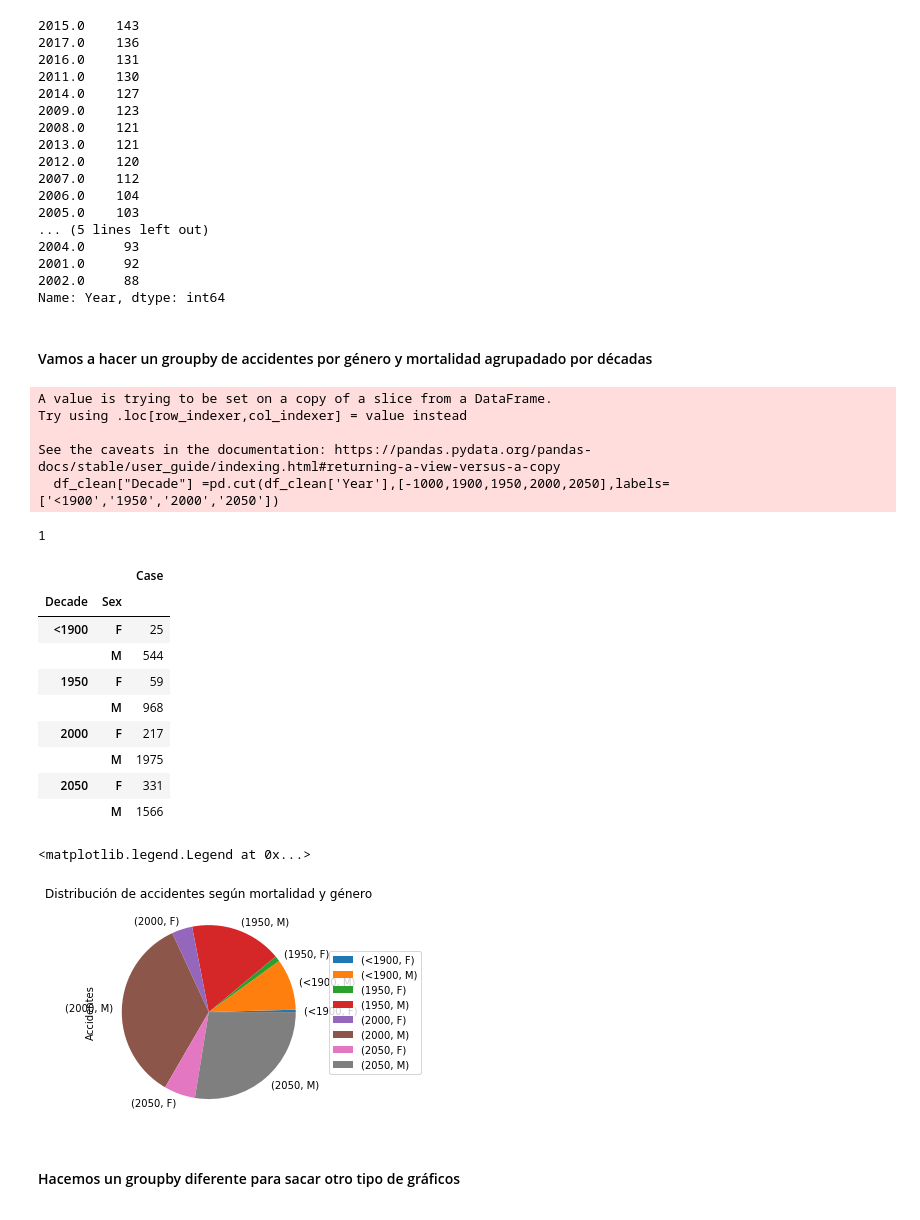
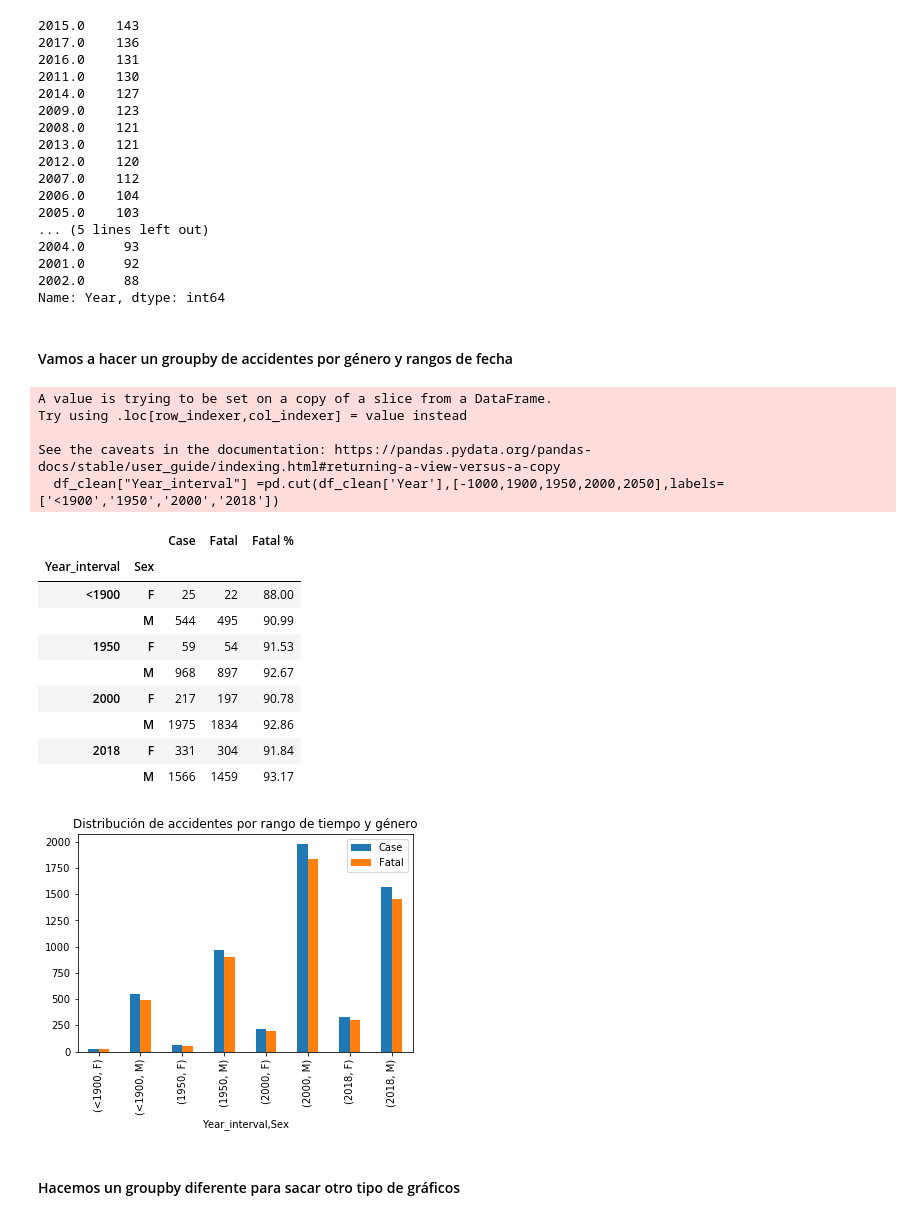
Before and after one commit to silviaherf/data-cleaning-pandas, a Jupyter notebook: Sharks_analysis.ipynb, the cells around one changed output. Drawn from its saved outputs; the diff is of its cells as text; code cells hidden in the pictures.

Commit message:
Diagrama con rango tiempo barras y %

```diff
--- a/Sharks_analysis.ipynb
+++ b/Sharks_analysis.ipynb
@@ -493,38 +494,34 @@ df_clean['Year'].value_counts().head(20)
 2002.0     88
 Name: Year, dtype: int64
 # %% [markdown]
-#### Vamos a hacer un groupby de accidentes por género y mortalidad agrupadado por décadas
+#### Vamos a hacer un groupby de accidentes por género y rangos de fecha
 # %%
-df_clean["Decade"] =pd.cut(df_clean['Year'],[-1000,1900,1950,2000,2050],labels=['<1900','1950','2000','2050'])
+df_clean["Year_interval"] =pd.cut(df_clean['Year'],[-1000,1900,1950,2000,2050],labels=['<1900','1950','2000','2018'])
 # %% [output]
 A value is trying to be set on a copy of a slice from a DataFrame.
 Try using .loc[row_indexer,col_indexer] = value instead
 
 See the caveats in the documentation: https://pandas.pydata.org/pandas-docs/stable/user_guide/indexing.html#returning-a-view-versus-a-copy
-  df_clean["Decade"] =pd.cut(df_clean['Year'],[-1000,1900,1950,2000,2050],labels=['<1900','1950','2000','2050'])
+  df_clean["Year_interval"] =pd.cut(df_clean['Year'],[-1000,1900,1950,2000,2050],labels=['<1900','1950','2000','2018'])
 # %%
-tabla_fatal_genero=df_clean[['Sex','Decade','Case']]
-tabla_fatal_genero['Case'].isnull().sum()
+tabla_fatal_genero=df_clean[['Sex','Year_interval','Fatal','Case']]
-# %% [output]
-1
-# %%
-tabla_fatal_genero=df_clean.groupby(['Decade','Sex']).agg({"Case":"count"})
-display(tabla_fatal_genero)
-tabla_fatal_genero.plot.pie(y='Case', title='Distribución de accidentes según mortalidad y género',ylabel='Accidentes')
-plt.legend(loc='right', bbox_to_anchor=(1.5, 0.5))
-# %% [output]
-|  |  | Case |
-| Decade | Sex |  |
-| <1900 | F | 25 |
-|  | M | 544 |
-| 1950 | F | 59 |
-|  | M | 968 |
-| 2000 | F | 217 |
-|  | M | 1975 |
-| 2050 | F | 331 |
-|  | M | 1566 |
-<matplotlib.legend.Legend at 0x...>
-[figure, removed]
+# %%
+tabla_fatal_genero=df_clean.groupby(['Year_interval','Sex']).agg({"Case":"count","Fatal":"count"})
+tabla_fatal_genero.plot.bar(title='Distribución de accidentes por rango de tiempo y género')
+tabla_fatal_genero['Fatal %']=round(tabla_fatal_genero['Fatal']/tabla_fatal_genero['Case']*100,2)
+display(tabla_fatal_genero)
+# %% [output]
+|  |  | Case | Fatal | Fatal % |
+| Year_interval | Sex |  |  |  |
+| <1900 | F | 25 | 22 | 88.00 |
+|  | M | 544 | 495 | 90.99 |
+| 1950 | F | 59 | 54 | 91.53 |
+|  | M | 968 | 897 | 92.67 |
+| 2000 | F | 217 | 197 | 90.78 |
+|  | M | 1975 | 1834 | 92.86 |
+| 2018 | F | 331 | 304 | 91.84 |
+|  | M | 1566 | 1459 | 93.17 |
+[figure, added]
 # %% [markdown]
 #### Hacemos un groupby diferente para sacar otro tipo de gráficos
 # %%
```
Also changed, not shown: parts of 1 cell of this notebook.
